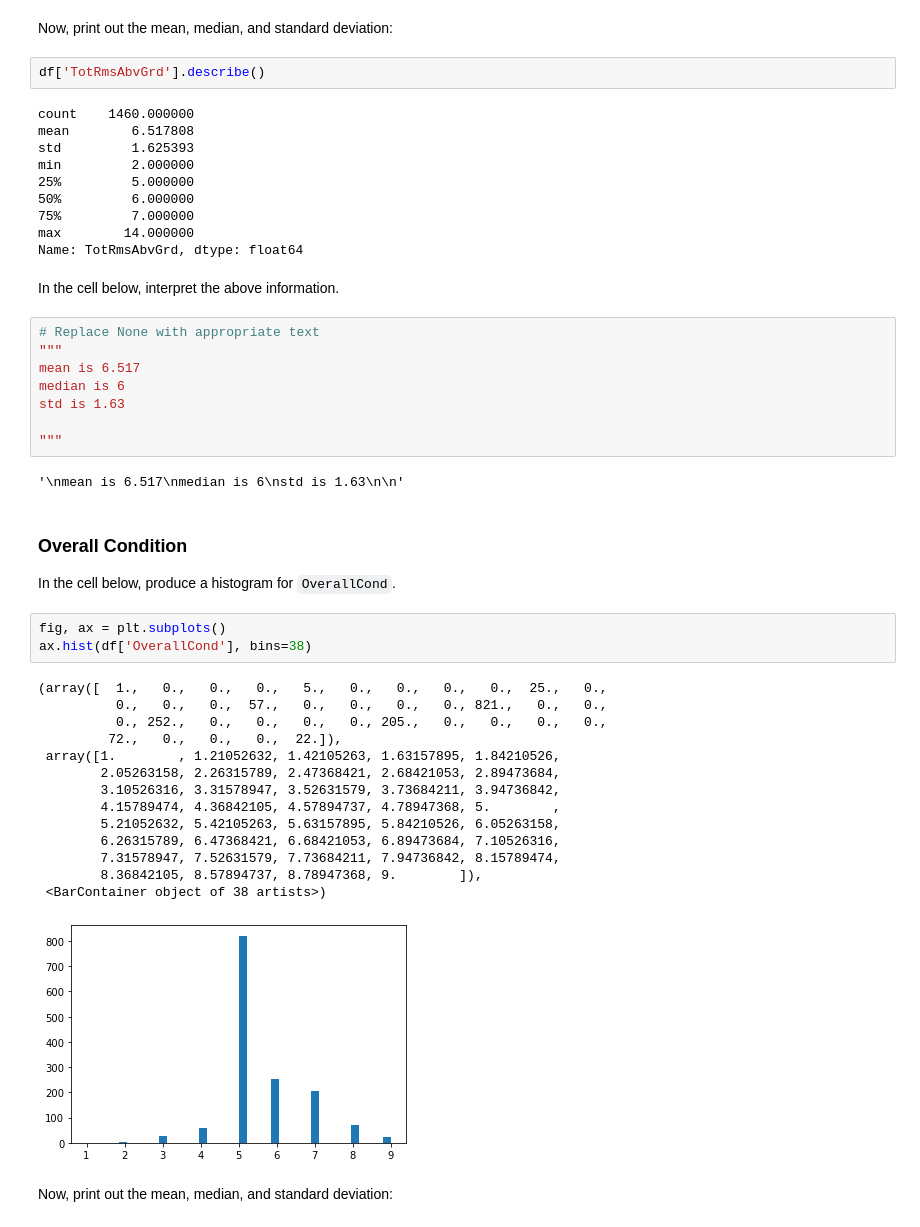
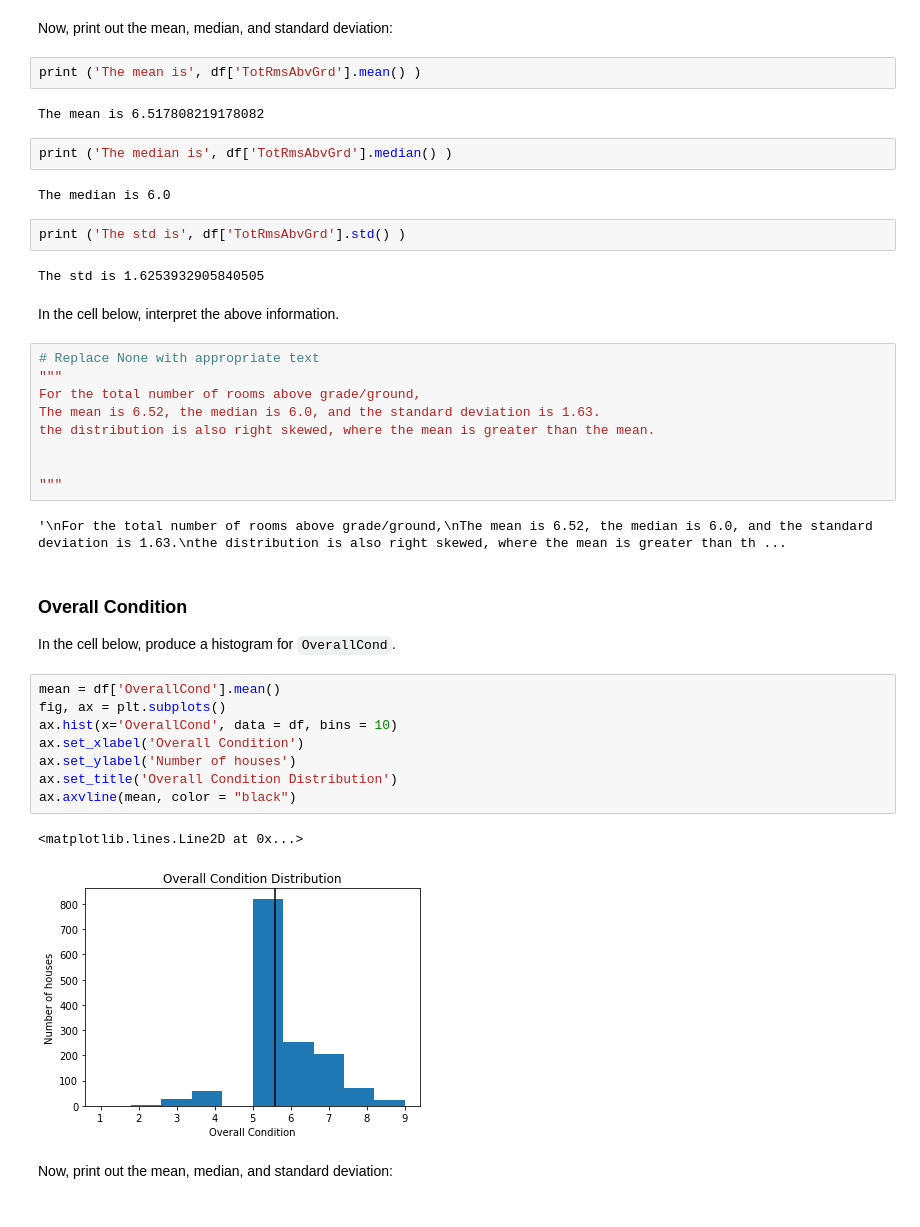
Before and after one commit to QiCai1995/dsc-pandas-eda-lab, a Jupyter notebook: index.ipynb, the cells around one changed output. Saved outputs shown, nothing was run; the diff lists cells and outputs as text.

```diff
--- a/index.ipynb
+++ b/index.ipynb
@@ -220,50 +223,44 @@ ax.hist(df['TotRmsAbvGrd'], bins=12)
 # %% [markdown]
 Now, print out the mean, median, and standard deviation:
-# %%
-df['TotRmsAbvGrd'].describe()
-# %% [output]
-count    1460.000000
-mean        6.517808
-std         1.625393
-min         2.000000
-25%         5.000000
-50%         6.000000
-75%         7.000000
-max        14.000000
-Name: TotRmsAbvGrd, dtype: float64
+# %%
+print ('The mean is', df['TotRmsAbvGrd'].mean() )
+# %% [output]
+The mean is 6.517808219178082
+# %%
+print ('The median is', df['TotRmsAbvGrd'].median() )
+# %% [output]
+The median is 6.0
+# %%
+print ('The std is', df['TotRmsAbvGrd'].std() )
+# %% [output]
+The std is 1.6253932905840505
 # %% [markdown]
 In the cell below, interpret the above information.
 # %%
 # Replace None with appropriate text
 """
-mean is 6.517
-median is 6
-std is 1.63
+For the total number of rooms above grade/ground,
+The mean is 6.52, the median is 6.0, and the standard deviation is 1.63.
+the distribution is also right skewed, where the mean is greater than the mean.
+
 
 """
 # %% [output]
-'\nmean is 6.517\nmedian is 6\nstd is 1.63\n\n'
+'\nFor the total number of rooms above grade/ground,\nThe mean is 6.52, the median is 6.0, and the standard deviation is 1.63.\nthe distribution is also right skewed, where the mean is greater than th ...
 # %% [markdown]
 ### Overall Condition
 
 In the cell below, produce a histogram for `OverallCond`.
-# %%
-fig, ax = plt.subplots()
-ax.hist(df['OverallCond'], bins=38)
-# %% [output]
-(array([  1.,   0.,   0.,   0.,   5.,   0.,   0.,   0.,   0.,  25.,   0.,
-          0.,   0.,   0.,  57.,   0.,   0.,   0.,   0., 821.,   0.,   0.,
-          0., 252.,   0.,   0.,   0.,   0., 205.,   0.,   0.,   0.,   0.,
-         72.,   0.,   0.,   0.,  22.]),
- array([1.        , 1.21052632, 1.42105263, 1.63157895, 1.84210526,
-        2.05263158, 2.26315789, 2.47368421, 2.68421053, 2.89473684,
-        3.10526316, 3.31578947, 3.52631579, 3.73684211, 3.94736842,
-        4.15789474, 4.36842105, 4.57894737, 4.78947368, 5.        ,
-        5.21052632, 5.42105263, 5.63157895, 5.84210526, 6.05263158,
-        6.26315789, 6.47368421, 6.68421053, 6.89473684, 7.10526316,
-        7.31578947, 7.52631579, 7.73684211, 7.94736842, 8.15789474,
-        8.36842105, 8.57894737, 8.78947368, 9.        ]),
- <BarContainer object of 38 artists>)
-[figure, removed]
+# %%
+mean = df['OverallCond'].mean()
+fig, ax = plt.subplots()
+ax.hist(x='OverallCond', data = df, bins = 10)
+ax.set_xlabel('Overall Condition')
+ax.set_ylabel('Number of houses')
+ax.set_title('Overall Condition Distribution')
+ax.axvline(mean, color = "black")
+# %% [output]
+<matplotlib.lines.Line2D at 0x...>
+[figure, added]
 # %% [markdown]
 Now, print out the mean, median, and standard deviation:
```
Also changed, not shown: parts of 41 cells of this notebook.
